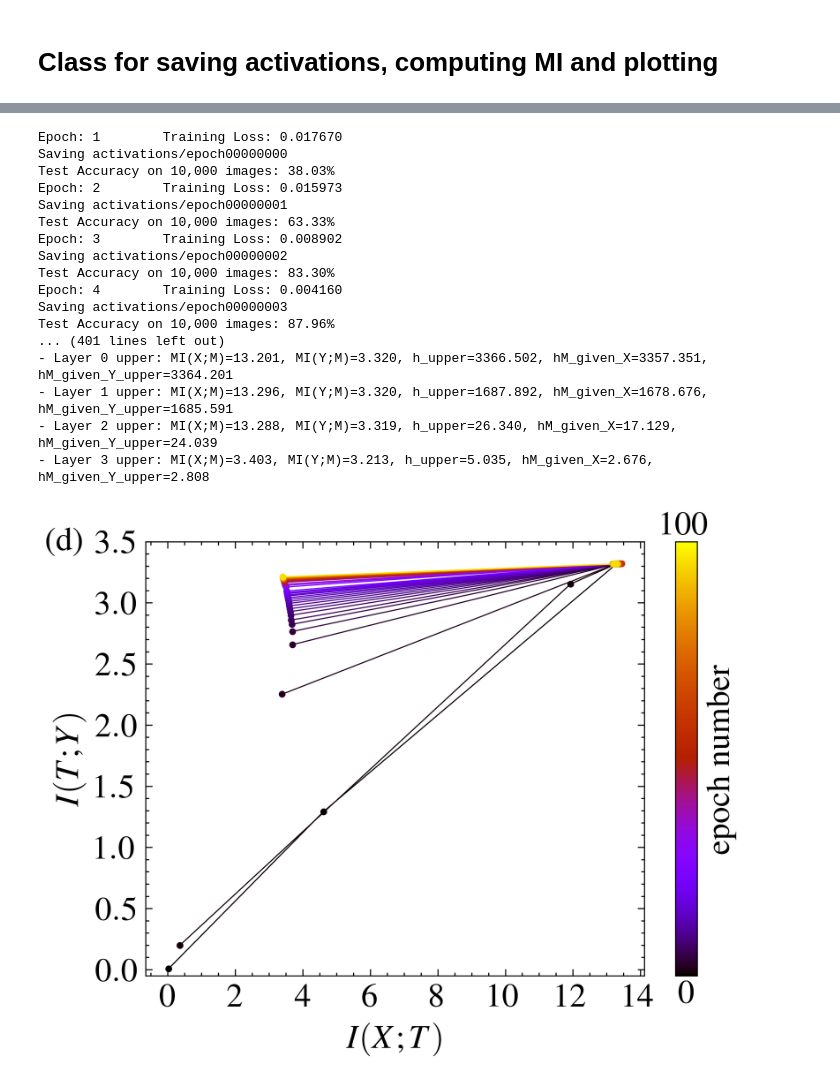
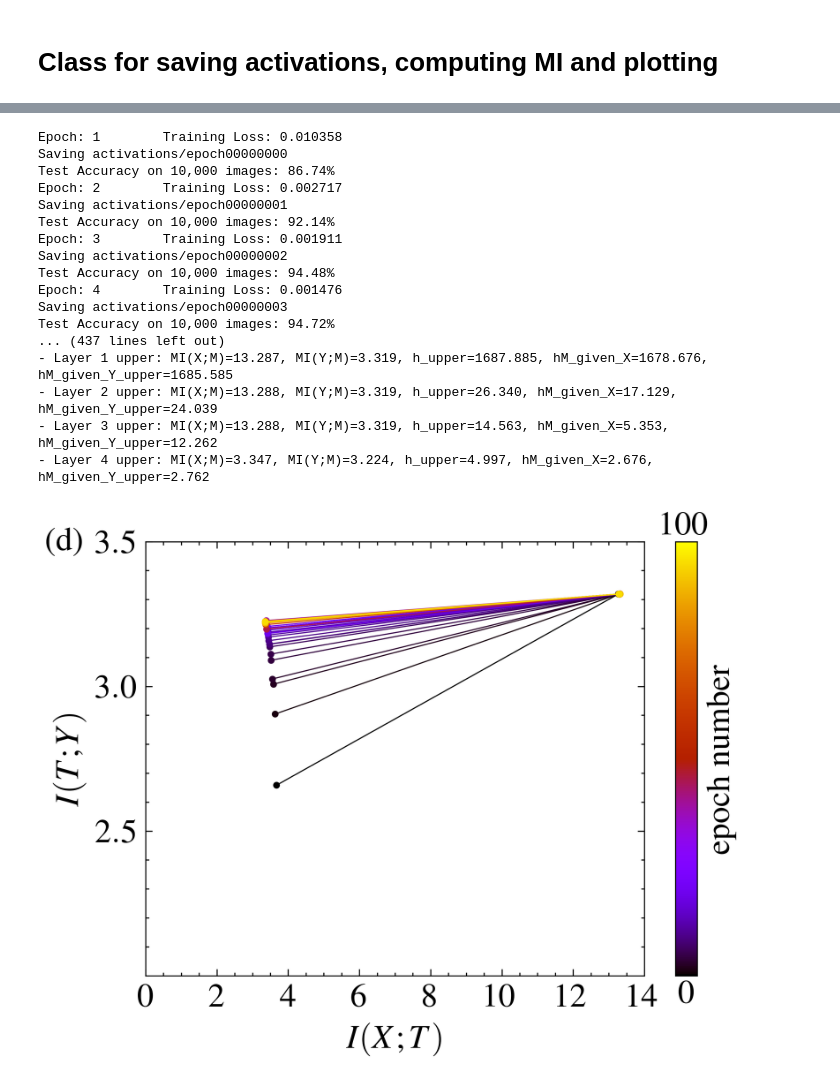
Before and after one commit to resonance-dfb/deep-network-optuna, a Jupyter notebook: 信息瓶颈理论与实现讲座11 ReLU GELU.ipynb, the cells around one changed output, grey strips where cells are left out. Saved outputs shown, nothing was run; the diff lists cells and outputs as text; code cells hidden in the pictures.

```diff
--- a/信息瓶颈理论与实现讲座11 ReLU GELU.ipynb
+++ b/信息瓶颈理论与实现讲座11 ReLU GELU.ipynb
@@ -847,12 +817,12 @@ def plot_information_plane(IXT_array, ITY_array, num_epochs, every_n_early=1, ev
     cbar.ax.text(0.5, 1.0, str(num_epochs), transform=cbar.ax.transAxes, va='bottom', ha='center')
 
     ax.set_xticks([0, 2, 4, 6, 8, 10, 12, 14])
-    ax.set_yticks([0, 0.5, 1, 1.5, 2, 2.5, 3.0, 3.5])
-    ax.set_ylim(-0.05, 3.5)  # 修改y轴坐标范围
+    ax.set_yticks([2.0, 2.5, 3.0, 3.5])
+    ax.set_ylim(2.0, 3.5)  # 修改y轴坐标范围
     # Adjust coordinates of text according to the plot area
     ax.text(-0.2, 0.98, '(c)', fontdict={'size': 15, 'color': 'black'}, transform=ax.transAxes)
 
-    fig.savefig('D:/深度学习与信息论/Fig8c.eps', dpi=800)
+    fig.savefig('D:/深度学习与信息论/Fig8cc.eps', dpi=800)
     plt.show()
 
 IXT_array = np.load('D:/深度学习与信息论/MI_XM_upper_arrayS.npy')
@@ -906,7 +876,7 @@ array([[3.31907147e+00, 3.31948869e+00, 8.51453924e-01, 1.44492996e-03],
 class CustomActivation(nn.Module):
     def __init__(self):
         super(CustomActivation, self).__init__()
-        self.sigma = nn.Parameter(torch.tensor(3.0))
+        self.sigma = nn.Parameter(torch.tensor(0.3))
 
     def forward(self, input):
         temp = input/2*(1+torch.erf(input/math.sqrt(2)/self.sigma))#GELU
@@ -920,11 +890,12 @@ class Net(nn.Module):
         self.conv2 = nn.Conv2d(16, 32, kernel_size=3, padding=1) # 输入通道数16，输出通道数32，卷积核大小3x3
         self.pool = nn.MaxPool2d(2, 2)                           # 2x2的最大池化层
         self.fc1 = nn.Linear(32 * 7 * 7, 64)                    # 全连接层，输入维度32*7*7，输出维度64
-        self.fc2 = nn.Linear(64, 10)                            # 全连接层，输入维度64，输出维度10（对应10个类别）
+        self.fc2 = nn.Linear(64, 20)                            # 全连接层，输入维度64，输出维度10（对应10个类别）
+        self.fc3 = nn.Linear(20, 10)
         self.act1 = CustomActivation()
         self.act2 = CustomActivation()
         self.act3 = CustomActivation()
-
+        self.act4 = CustomActivation()
     def forward(self, x):
         activations = []
         x = self.act1(self.conv1(x))  # 第一层卷积 + ReLU激活
@@ -938,11 +909,15 @@ class Net(nn.Module):
         x = x.view(-1, 32 * 7 * 7)            # 展平操作，为全连接层做准备
         x = self.act3(self.fc1(x))               # 第一个全连接层 + ReLU激活
         activations.append(x.cpu().data.numpy())#layer1
-        x = self.fc2(x)# 第二个全连接层（输出层）
+        x = self.act4(self.fc2(x))               # 第一个全连接层 + ReLU激活
+        activations.append(x.cpu().data.numpy())#layer1
+        x = self.fc3(x)# 第二个全连接层（输出层）
         x = torch.softmax(x, dim=1)
         activations.append(x.cpu().data.numpy())
         return x, activations
 
+
+device = torch.device("cuda:0" if torch.cuda.is_available() else "cpu")
 
 class MI_Plate():
     def __init__(self, n_epochs=100, DO_LOWER=False, DO_BINNED=False, PLOT_LAYERS=None):
@@ -962,12 +937,12 @@ class MI_Plate():
         model = Net()
         model.apply(init_weights)
 
-        optimizer = optim.SGD(model.parameters(), lr=0.001)
+        optimizer = optim.SGD(model.parameters(), lr=0.01)
         #optimizer = optim.Adam(model.parameters(), lr=0.001)
         # Move model to GPU if available
         if train_on_gpu:
             model.cuda()
-        accuracies = []  # List to store accuracies
+
         for epoch in range(self.n_epochs):
             # monitor training loss
             train_loss = 0.0
@@ -1035,9 +1010,7 @@ class MI_Plate():
                     correct += (predicted == target).sum().item()
 
             accuracy = 100 * correct / total
-            accuracies.append(accuracy)  # Store accuracy
             print('Test Accuracy on 10,000 images: {:.2f}%'.format(accuracy))
-        return accuracies
       ###########################
     def compute_MI(self, noise_variance=1e-1):
 
@@ -1173,23 +1146,23 @@ Plate = MI_Plate() #Create class object
 Plate.save_activations() #save activations if they weren't saved already
 Plate.compute_MI() #compute and save MIs if they weren't saved before
 # %% [output]
-Epoch: 1        Training Loss: 0.017670
+Epoch: 1        Training Loss: 0.010358
 Saving activations/epoch00000000
-Test Accuracy on 10,000 images: 38.03%
-Epoch: 2        Training Loss: 0.015973
+Test Accuracy on 10,000 images: 86.74%
+Epoch: 2        Training Loss: 0.002717
 Saving activations/epoch00000001
-Test Accuracy on 10,000 images: 63.33%
-Epoch: 3        Training Loss: 0.008902
+Test Accuracy on 10,000 images: 92.14%
+Epoch: 3        Training Loss: 0.001911
 Saving activations/epoch00000002
-Test Accuracy on 10,000 images: 83.30%
-Epoch: 4        Training Loss: 0.004160
+Test Accuracy on 10,000 images: 94.48%
+Epoch: 4        Training Loss: 0.001476
 Saving activations/epoch00000003
-Test Accuracy on 10,000 images: 87.96%
-... (401 lines left out)
-- Layer 0 upper: MI(X;M)=13.201, MI(Y;M)=3.320, h_upper=3366.502, hM_given_X=3357.351, hM_given_Y_upper=3364.201
-- Layer 1 upper: MI(X;M)=13.296, MI(Y;M)=3.320, h_upper=1687.892, hM_given_X=1678.676, hM_given_Y_upper=1685.591
+Test Accuracy on 10,000 images: 94.72%
+... (437 lines left out)
+- Layer 1 upper: MI(X;M)=13.287, MI(Y;M)=3.319, h_upper=1687.885, hM_given_X=1678.676, hM_given_Y_upper=1685.585
 - Layer 2 upper: MI(X;M)=13.288, MI(Y;M)=3.319, h_upper=26.340, hM_given_X=17.129, hM_given_Y_upper=24.039
-- Layer 3 upper: MI(X;M)=3.403, MI(Y;M)=3.213, h_upper=5.035, hM_given_X=2.676, hM_given_Y_upper=2.808
+- Layer 3 upper: MI(X;M)=13.288, MI(Y;M)=3.319, h_upper=14.563, hM_given_X=5.353, hM_given_Y_upper=12.262
+- Layer 4 upper: MI(X;M)=3.347, MI(Y;M)=3.224, h_upper=4.997, hM_given_X=2.676, hM_given_Y_upper=2.762
 # %%
 import numpy as np
 import matplotlib.pyplot as plt
@@ -1222,37 +1195,37 @@ def plot_information_plane(IXT_array, ITY_array, num_epochs, every_n_early=1, ev
         if i < 20:
             color_idx = i * every_n_early
         else:
             color_idx = 20 * every_n_early + (i - 20) * every_n_late
 
         ax.plot(IXT, ITY, marker='o', markersize=3, markeredgewidth=0.04,
                 linestyle='-', linewidth=0.5, color=colors[color_idx], zorder=10)
 
     sm = plt.cm.ScalarMappable(cmap=cmap, norm=plt.Normalize(vmin=0, vmax=1))
     sm._A = []
 
     # 使用ax参数指定颜色条位置
     cbar = plt.colorbar(sm, ax=ax, ticks=[])
     cbar.set_label('epoch number', fontsize=15)
     cbar.ax.tick_params(labelsize=15)
     cbar.ax.text(0.5, -0.01, 0, transform=cbar.ax.transAxes, va='top', ha='center')
     cbar.ax.text(0.5, 1.0, str(num_epochs), transform=cbar.ax.transAxes, va='bottom', ha='center')
 
     ax.set_xticks([0, 2, 4, 6, 8, 10, 12, 14])
-    ax.set_yticks([0, 0.5, 1, 1.5, 2, 2.5, 3.0, 3.5])
-    ax.set_ylim(-0.05, 3.5)  # 修改y轴坐标范围
+    ax.set_yticks([2.5, 3.0, 3.5])
+    ax.set_ylim(2.0, 3.5)  # 修改y轴坐标范围
     # Adjust coordinates of text according to the plot area
     ax.text(-0.2, 0.98, '(d)', fontdict={'size': 15, 'color': 'black'}, transform=ax.transAxes)
 
-    fig.savefig('D:/深度学习与信息论/Fig8d.eps', dpi=800)
+    fig.savefig('D:/深度学习与信息论/Fig8dd.eps', dpi=800)
     plt.show()
 
 IXT_array = np.load('D:/深度学习与信息论/MI_XM_upper_arrayG.npy')
 ITY_array = np.load('D:/深度学习与信息论/MI_YM_upper_arrayG.npy')
 
 
 plot_information_plane(IXT_array, ITY_array, num_epochs=100, every_n_early=1, every_n_late=5)
 # %% [output]
-[figure, old version]
+[figure, new version]
 # %%
 IXT_array
 # %% [output]
```
Also changed, not shown: parts of 17 cells of this notebook.
